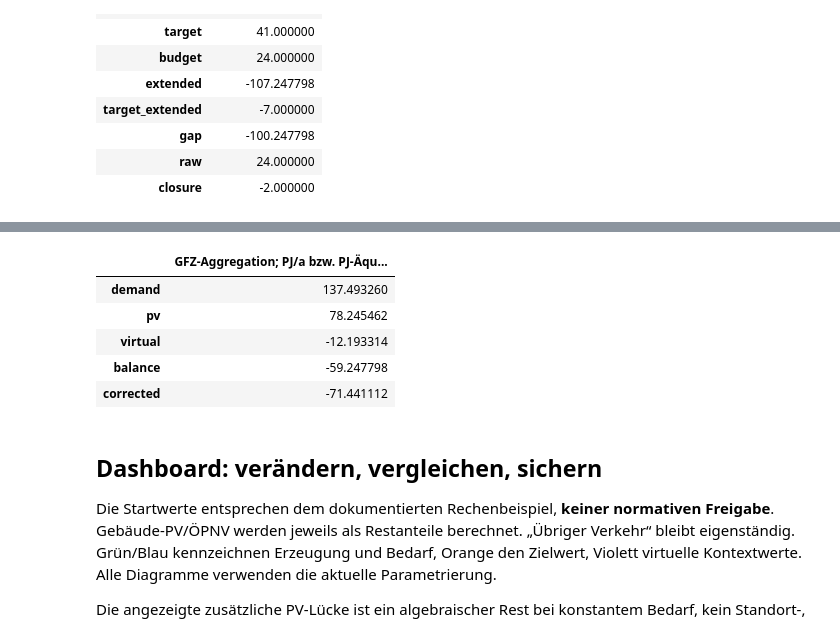
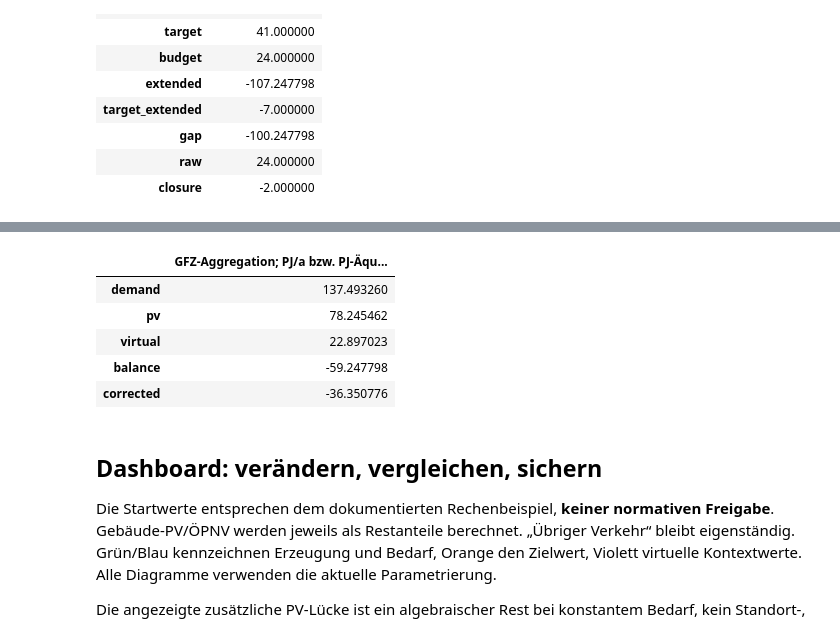
Before and after one commit to simonschaluppe/peq-higrube, a Jupyter notebook: Berechnungen/gebaeudesektormodell/Internes_Kalibrierungsdashboard.ipynb, the cells around one changed output, grey strips where cells are left out. Drawn from its saved outputs; the diff is of its cells as text; code cells hidden in the pictures.

Commit message:
Apply PEQ target balances and refine density dashboard charts

```diff
--- a/Berechnungen/gebaeudesektormodell/Internes_Kalibrierungsdashboard.ipynb
+++ b/Berechnungen/gebaeudesektormodell/Internes_Kalibrierungsdashboard.ipynb
@@ -262,37 +265,42 @@ use_bins=joined.groupby(['Geometrie','GWR_Nutzung','GFZ'],as_index=False).zugeor
 use_bins['s']=use_bins.zugeordnete_BGF/use_bins.groupby('Geometrie').zugeordnete_BGF.transform('sum')
 np.testing.assert_allclose(use_bins.groupby('Geometrie').s.sum(),1)
 parts=active.Archetype.str.split('|',regex=False)
 active['default_selected']=parts.str[1].eq('Neu_30cm') & (parts.str[2].str.startswith('WP_') | parts.str[2].isin(['FW_erneu','Bio']))
 # Explizite PEQ-Kennzeichnung hat Vorrang vor dem transparenten Startvorschlag.
 explicit=active['Energetischer Standard'].fillna('').astype(str).str.fullmatch('PEQ',case=False)
 if explicit.any():
     active['default_selected']=explicit
     selection_note='Startauswahl: explizite Kennzeichnung PEQ in Energetischer Standard.'
 else:
     selection_note='Startvorschlag: Neu_30cm mit Wärmepumpe, FW_erneu oder Bio. Energetischer Standard ist nicht als PEQ gekennzeichnet; diese Auswahl ist kein PEQ-Konformitätsnachweis.'
 selected_area=active.loc[active.default_selected].groupby('Geometrie').BGF.sum()
 allocation=use_bins.merge(geometry.reset_index(),on='Geometrie',validate='many_to_one')
 allocation['D_pj']=allocation.D*allocation.s*DEFAULT['ngf_bgf']*(1-DEFAULT['saving'])
 allocation['P_pj']=allocation.P*allocation.s*DEFAULT['ngf_bgf']*DEFAULT['pv_scale']
 allocation['selected_BGF']=allocation.Geometrie.map(selected_area).fillna(0)*allocation.s
-allocation['C_pj']=allocation.selected_BGF*(-np.minimum(DEFAULT['density_f_res']/(allocation.GFZ+DEFAULT['density_dx'])-DEFAULT['density_f_ed'],DEFAULT['density_cutoff']))*3.6e-9
+allocation['target_pj']=allocation.selected_BGF*(np.minimum(DEFAULT['density_f_res']/(allocation.GFZ+DEFAULT['density_dx'])-DEFAULT['density_f_ed'],DEFAULT['density_cutoff']))*3.6e-9
+selected_energy=active.loc[active.default_selected].groupby('Geometrie')[['D','P']].sum()
+allocation['selected_balance_pj']=(allocation.Geometrie.map(selected_energy.P).fillna(0)*DEFAULT['pv_scale']-allocation.Geometrie.map(selected_energy.D).fillna(0)*(1-DEFAULT['saving']))*DEFAULT['ngf_bgf']*allocation.s
+allocation['C_pj']=allocation.target_pj-allocation.selected_balance_pj
+# Ausgewählte Typen erreichen exakt den Zielsaldo; andere bleiben unverändert.
+np.testing.assert_allclose((allocation.selected_balance_pj+allocation.C_pj).sum(),allocation.target_pj.sum())
 np.testing.assert_allclose([allocation.D_pj.sum(),allocation.P_pj.sum()],[reference['demand'],reference['pv']],rtol=1e-12)
 gfz_reference=dict(demand=allocation.D_pj.sum(),pv=allocation.P_pj.sum(),virtual=allocation.C_pj.sum(),balance=(allocation.P_pj-allocation.D_pj).sum(),corrected=(allocation.P_pj-allocation.D_pj+allocation.C_pj).sum())
 np.testing.assert_allclose(gfz_reference['balance'],reference['balance'])
 display(pd.DataFrame([gfz_reference],index=['GFZ-Aggregation; PJ/a bzw. PJ-Äquivalent/a']).T)
 sys.path.insert(0,str(ROOT))
 from styles.plotly_formatting import GFZ_USE_COLORS
 assert set(use_bins.GWR_Nutzung).issubset(GFZ_USE_COLORS), "Nutzungsfarbe fehlt"
 payload.update(types=active[['Archetype','Geometrie','BGF','D','P','default_selected']].to_dict('records'),
                use_bins=use_bins[['Geometrie','GWR_Nutzung','GFZ','s']].to_dict('records'),
                use_colors=GFZ_USE_COLORS,selection_note=selection_note,gfz_reference=gfz_reference)
 # %% [output]
 |  | GFZ-Aggregation; PJ/a bzw. PJ-Äqu... |
 | demand | 137.493260 |
 | pv | 78.245462 |
-| virtual | -12.193314 |
+| virtual | 22.897023 |
 | balance | -59.247798 |
-| corrected | -71.441112 |
+| corrected | -36.350776 |
 # %% [markdown]
 ## Dashboard: verändern, vergleichen, sichern
 
```
Also changed, not shown: parts of 1 cell of this notebook, 3 other files.
